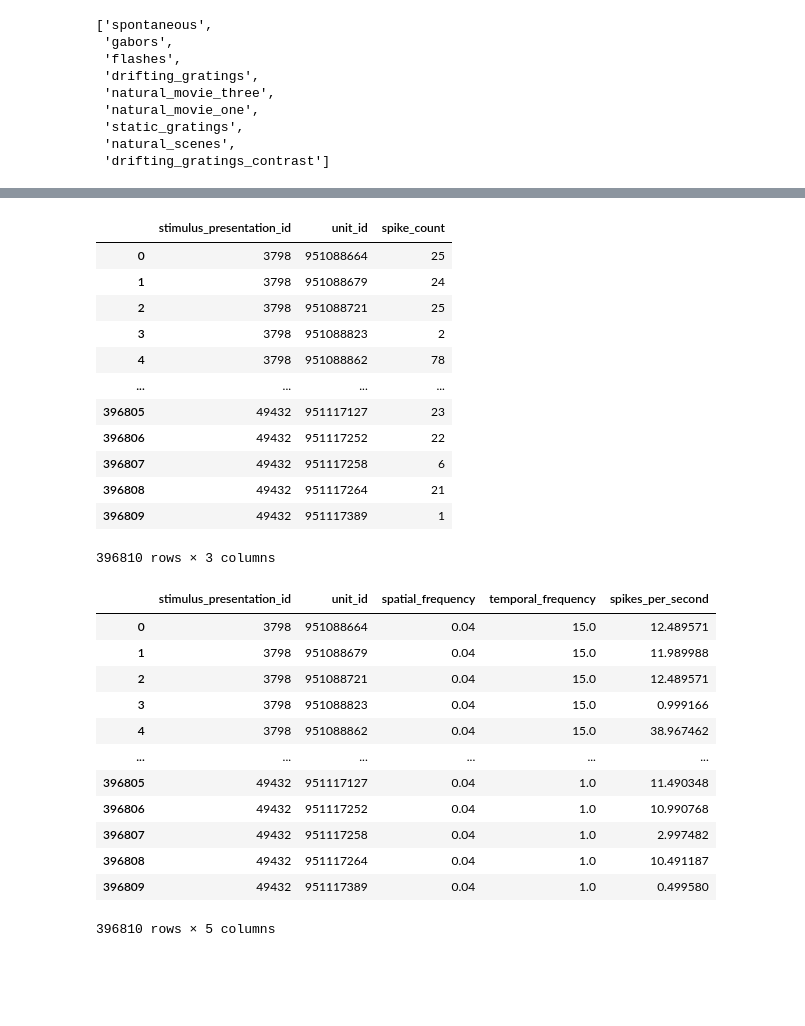
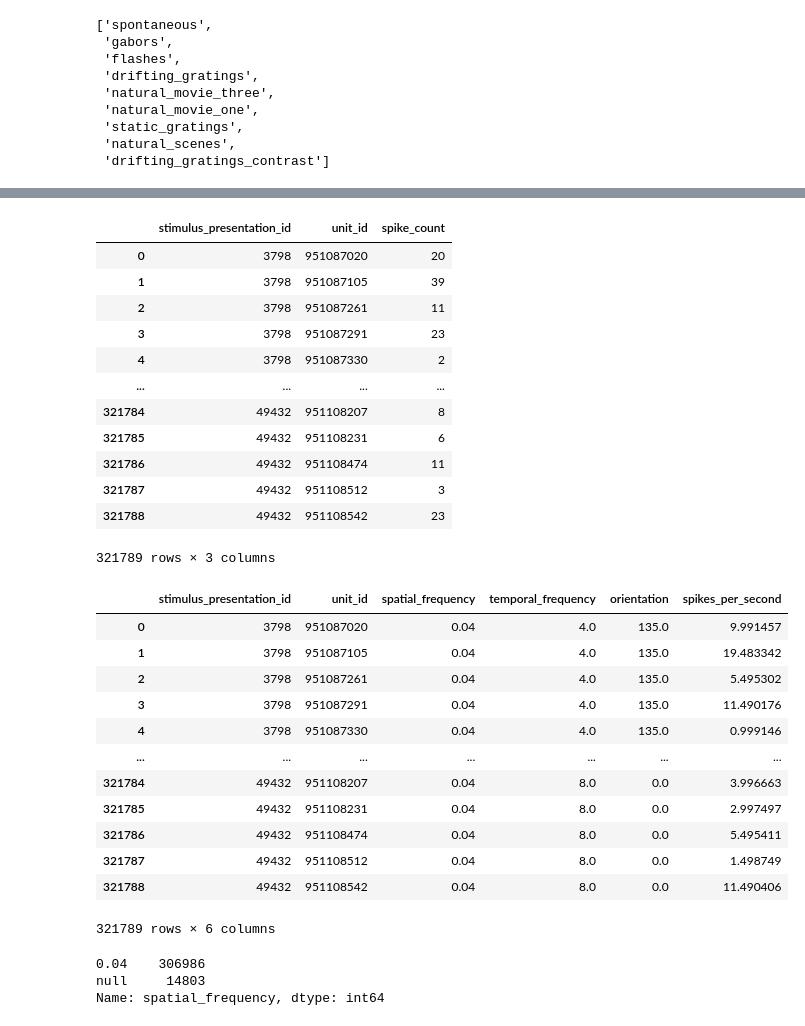
Before and after one commit to FilippoRonzino/mathematical-modelling-for-neuroscience, a Jupyter notebook: import_data.ipynb, the cells around one changed output, grey strips where cells are left out. Cells and saved outputs as stored; diff of their text form; code cells hidden in the pictures; blank space fills up the shorter version.

Commit message:
updated dataset

```diff
--- a/import_data.ipynb
+++ b/import_data.ipynb
@@ -33,6 +33,6 @@ units.head()
 | 915956356 | 0.512847 | 214.954545 | 0.054706 | 263.01 | 2.936851 | 0.549414 | ... |
 5 rows × 45 columns
 # %%
-session = 798911424
+session = 799864342
 # %%
 oursession = cache.get_session_data(session) #Returns a session object
@@ -92,34 +94,42 @@ spike_counts.rename(columns={'spike_time': 'spike_count'}, inplace=True)
 spike_counts
 # %% [output]
 |  | stimulus_presentation_id | unit_id | spike_count |
-| 0 | 3798 | 951088664 | 25 |
-| 1 | 3798 | 951088679 | 24 |
-| 2 | 3798 | 951088721 | 25 |
-| 3 | 3798 | 951088823 | 2 |
-| 4 | 3798 | 951088862 | 78 |
+| 0 | 3798 | 951087020 | 20 |
+| 1 | 3798 | 951087105 | 39 |
+| 2 | 3798 | 951087261 | 11 |
+| 3 | 3798 | 951087291 | 23 |
+| 4 | 3798 | 951087330 | 2 |
 | ... | ... | ... | ... |
-| 396805 | 49432 | 951117127 | 23 |
-| 396806 | 49432 | 951117252 | 22 |
-| 396807 | 49432 | 951117258 | 6 |
-| 396808 | 49432 | 951117264 | 21 |
-| 396809 | 49432 | 951117389 | 1 |
+| 321784 | 49432 | 951108207 | 8 |
+| 321785 | 49432 | 951108231 | 6 |
+| 321786 | 49432 | 951108474 | 11 |
+| 321787 | 49432 | 951108512 | 3 |
+| 321788 | 49432 | 951108542 | 23 |
-396810 rows × 3 columns
+321789 rows × 3 columns
 # %%
-dataset = pd.merge(spike_counts, stimuli_table[['spatial_frequency', 'temporal_frequency', 'duration']], on='stimulus_presentation_id')
+dataset = pd.merge(spike_counts, stimuli_table[['spatial_frequency', 'temporal_frequency', 'duration', 'orientation']], on='stimulus_presentation_id')
 dataset['spikes_per_second'] = dataset['spike_count'] / dataset['duration']
 dataset = dataset.drop(columns=['duration', 'spike_count'])
 dataset
 # %% [output]
-|  | stimulus_presentation_id | unit_id | spatial_frequency | temporal_frequency | spikes_per_second |
-| 0 | 3798 | 951088664 | 0.04 | 15.0 | 12.489571 |
-| 1 | 3798 | 951088679 | 0.04 | 15.0 | 11.989988 |
-| 2 | 3798 | 951088721 | 0.04 | 15.0 | 12.489571 |
-| 3 | 3798 | 951088823 | 0.04 | 15.0 | 0.999166 |
-| 4 | 3798 | 951088862 | 0.04 | 15.0 | 38.967462 |
-| ... | ... | ... | ... | ... | ... |
-| 396805 | 49432 | 951117127 | 0.04 | 1.0 | 11.490348 |
-| 396806 | 49432 | 951117252 | 0.04 | 1.0 | 10.990768 |
-| 396807 | 49432 | 951117258 | 0.04 | 1.0 | 2.997482 |
-| 396808 | 49432 | 951117264 | 0.04 | 1.0 | 10.491187 |
-| 396809 | 49432 | 951117389 | 0.04 | 1.0 | 0.499580 |
+|  | stimulus_presentation_id | unit_id | spatial_frequency | temporal_frequency | orientation | spikes_per_second |
+| 0 | 3798 | 951087020 | 0.04 | 4.0 | 135.0 | 9.991457 |
+| 1 | 3798 | 951087105 | 0.04 | 4.0 | 135.0 | 19.483342 |
+| 2 | 3798 | 951087261 | 0.04 | 4.0 | 135.0 | 5.495302 |
+| 3 | 3798 | 951087291 | 0.04 | 4.0 | 135.0 | 11.490176 |
+| 4 | 3798 | 951087330 | 0.04 | 4.0 | 135.0 | 0.999146 |
+| ... | ... | ... | ... | ... | ... | ... |
+| 321784 | 49432 | 951108207 | 0.04 | 8.0 | 0.0 | 3.996663 |
+| 321785 | 49432 | 951108231 | 0.04 | 8.0 | 0.0 | 2.997497 |
+| 321786 | 49432 | 951108474 | 0.04 | 8.0 | 0.0 | 5.495411 |
+| 321787 | 49432 | 951108512 | 0.04 | 8.0 | 0.0 | 1.498749 |
+| 321788 | 49432 | 951108542 | 0.04 | 8.0 | 0.0 | 11.490406 |
-396810 rows × 5 columns
+321789 rows × 6 columns
+# %%
+print(dataset['spatial_frequency'].value_counts())
+#we drop the column spatial frequency because it is always 0.04
+dataset = dataset.drop(columns=['spatial_frequency'])
+# %% [output]
+0.04    306986
+null     14803
+Name: spatial_frequency, dtype: int64
```
Also changed, not shown: parts of 5 cells of this notebook, 1 other file.
